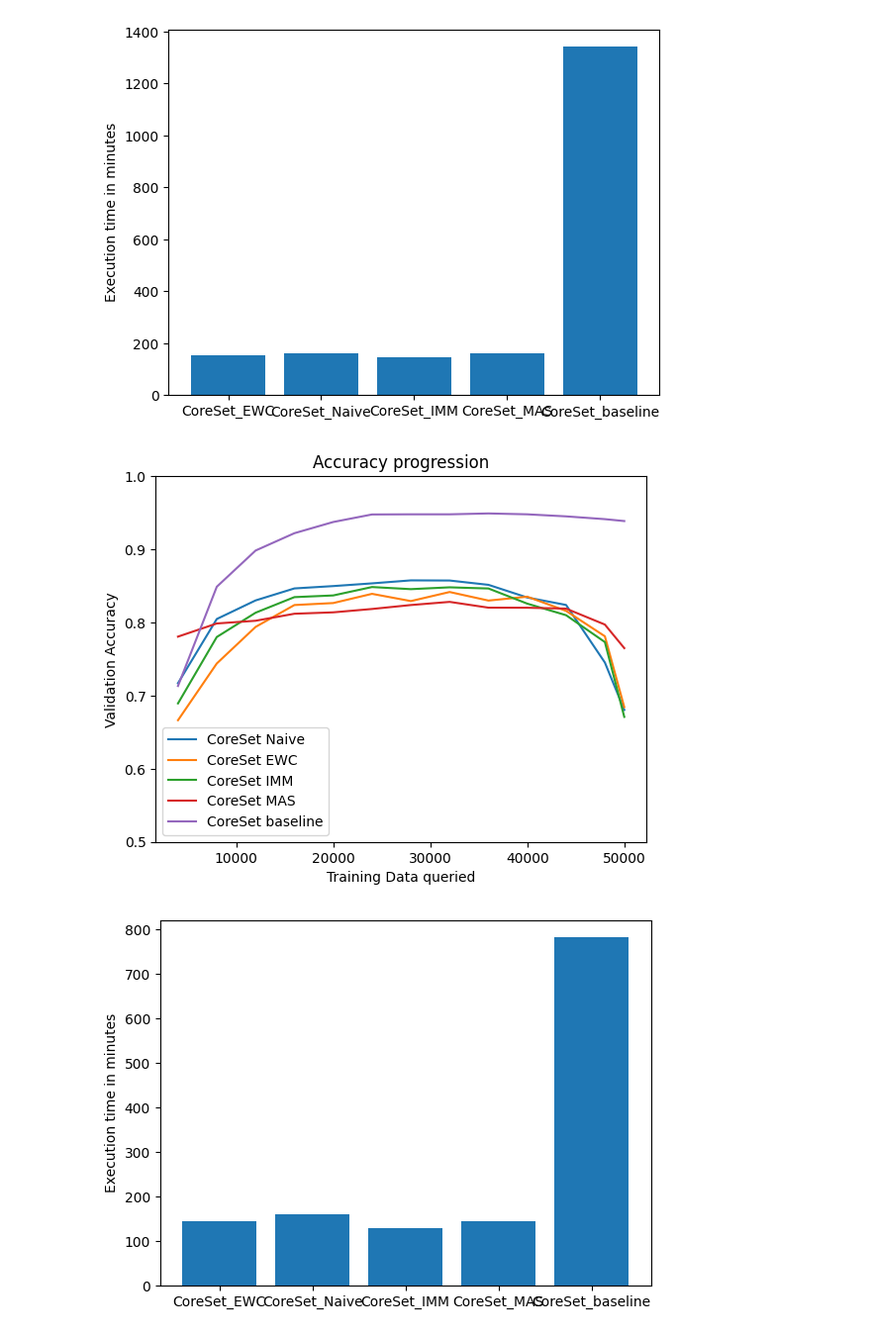
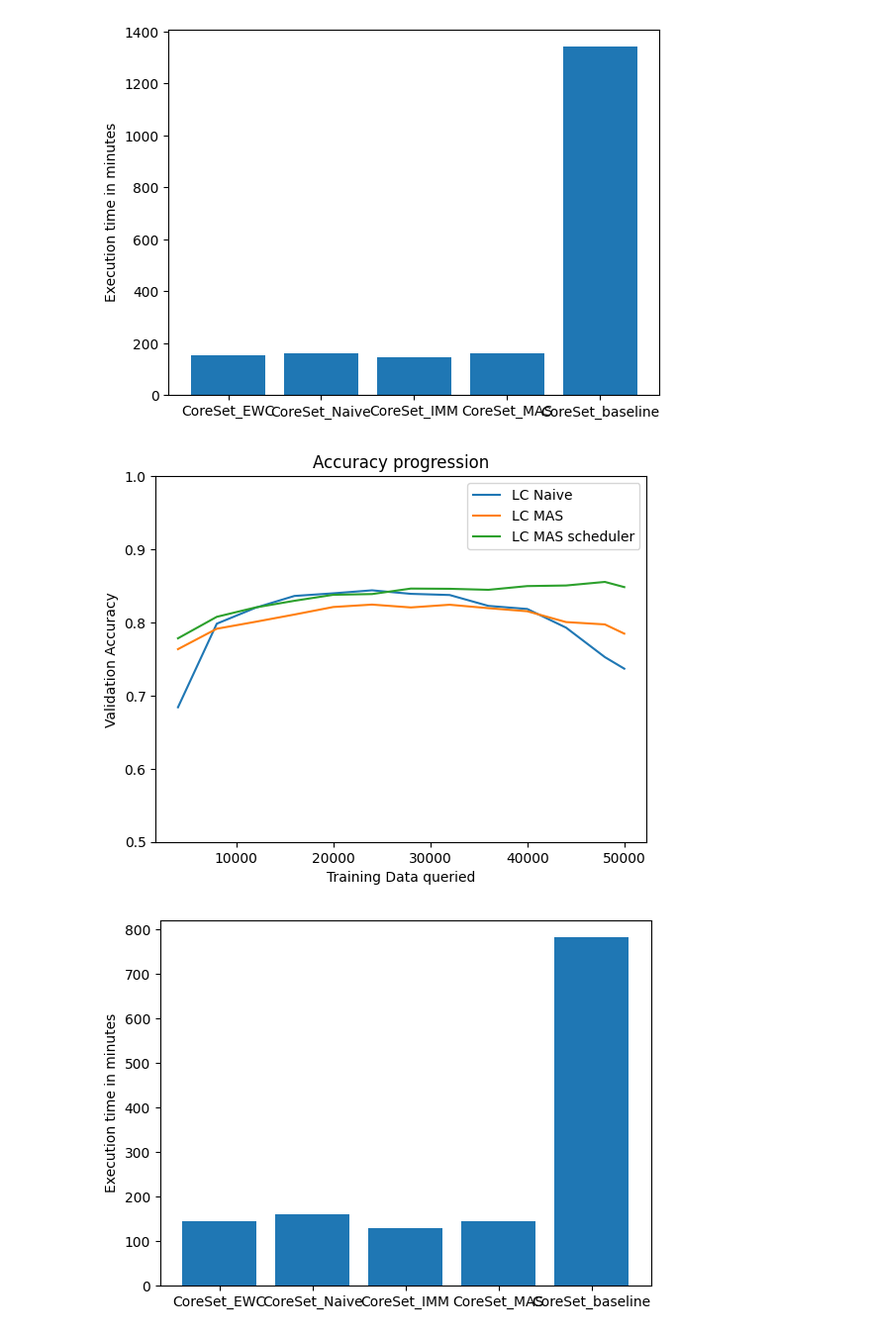
Before and after one commit to FelixMoeller3/calms, a Jupyter notebook: src/evaluation/eval_model_stealing.ipynb, the cells around one changed output. Shown at 99% size. Saved outputs shown, nothing was run; the diff lists cells and outputs as text; code cells hidden in the pictures.

Commit message:
Continue evaluation with MAS scheduler

```diff
--- a/src/evaluation/eval_model_stealing.ipynb
+++ b/src/evaluation/eval_model_stealing.ipynb
@@ -819,6 +819,7 @@ LC_Naive = [0.684, 0.7983, 0.8201, 0.8362, 0.8398, 0.8439, 0.8391, 0.8375, 0.822
 Lc_MAS = [0.7635, 0.7914, 0.8009, 0.8108, 0.8211, 0.8244, 0.8205, 0.8242, 0.8195, 0.8153, 0.8005, 0.7973, 0.7847]
 Lc_IMM = [0.6868, 0.7959, 0.8249, 0.8421, 0.8331, 0.8437, 0.8471, 0.8498, 0.8412, 0.8293, 0.7994, 0.7615, 0.7431]
 Lc_EWC = [0.6871, 0.7881, 0.8222, 0.8312, 0.8346, 0.8382, 0.843, 0.8434, 0.8372, 0.8286, 0.789, 0.7664, 0.6948]
+Lc_MAS_scheduler = [0.7783, 0.8077, 0.8205, 0.8296, 0.8378, 0.8388, 0.8463, 0.846, 0.8446, 0.8497, 0.8505, 0.8554, 0.8483]
 
 Random_MAS = [0.757, 0.7723, 0.7833, 0.7917, 0.8021, 0.804, 0.8088, 0.8114, 0.8132, 0.8148, 0.822, 0.8207, 0.812]
 Random_IMM = [0.6242, 0.6919, 0.725, 0.7529, 0.7653, 0.7779, 0.7933, 0.8185, 0.8198, 0.8312, 0.8392, 0.8362, 0.8389]
@@ -827,39 +828,42 @@ Random_Naive = [0.6592, 0.722, 0.7599, 0.7827, 0.808, 0.8238, 0.8323, 0.8382, 0.
 
 Bald_Naive = [0.6782, 0.7813, 0.8198, 0.831, 0.832, 0.8416, 0.8433, 0.8391, 0.8315, 0.8135, 0.7841, 0.737, 0.753]
 Bald_EWC = [0.6964, 0.7771, 0.8212, 0.8299, 0.828, 0.8293, 0.8298, 0.8319, 0.815, 0.805, 0.7831, 0.7471, 0.7423]
 Bald_IMM = [0.6988, 0.7607, 0.8, 0.827, 0.8291, 0.8269, 0.8256, 0.8302, 0.8187, 0.8088, 0.7874, 0.7421, 0.6889]
 Bald_MAS = [0.7565, 0.773, 0.7861, 0.8061, 0.8094, 0.8189, 0.8193, 0.8132, 0.8172, 0.804, 0.8005, 0.792, 0.7465]
 
 CoreSet_IMM = [0.6893, 0.7801, 0.8133, 0.8346, 0.8369, 0.8484, 0.8455, 0.848, 0.8464, 0.8257, 0.8099, 0.7732, 0.6709]
 CoreSet_MAS = [0.7806, 0.7986, 0.8023, 0.8119, 0.8138, 0.8184, 0.8238, 0.8281, 0.8202, 0.8201, 0.8189, 0.7971, 0.7649]
 CoreSet_EWC = [0.6663, 0.7439, 0.7939, 0.8238, 0.8265, 0.8391, 0.8292, 0.8416, 0.8299, 0.8352, 0.8158, 0.7811, 0.6842]
 CoreSet_Naive = [0.7169, 0.8047, 0.8301, 0.8465, 0.8497, 0.8534, 0.8575, 0.8573, 0.8514, 0.8341, 0.8239, 0.7452, 0.6804]
 
 Badge_Naive = [0.7283, 0.813, 0.8341, 0.8483, 0.8517, 0.8549, 0.8555, 0.8529, 0.8509, 0.836, 0.812, 0.7804, 0.7571]
 Badge_MAS = [0.7599, 0.7851, 0.7987, 0.8112, 0.8138, 0.82, 0.8236, 0.8213, 0.8229, 0.8093, 0.8131, 0.7845, 0.7519]
 Badge_IMM = [0.6701, 0.7679, 0.8146, 0.8317, 0.8421, 0.844, 0.8529, 0.8471, 0.8396, 0.8282, 0.7993, 0.7739, 0.7031]
 Badge_EWC = [0.6976, 0.8049, 0.8313, 0.844, 0.849, 0.8484, 0.8542, 0.8415, 0.8508, 0.8262, 0.8054, 0.7713, 0.7314]
 
 Random_Baseline = [0.6987, 0.7909, 0.8405, 0.8755, 0.8962, 0.9103, 0.9202, 0.9304, 0.9364, 0.9405, 0.9459, 0.9496, 0.9496]
 Badge_Baseline = [0.678, 0.8502, 0.9039, 0.9299, 0.9407, 0.9482, 0.9483, 0.9493, 0.9468, 0.9457, 0.9406, 0.9362, 0.9375]
 Lc_Baseline = [0.7186, 0.8715, 0.9093, 0.9345, 0.9435, 0.9483, 0.9515, 0.9472, 0.9478, 0.9439, 0.9442, 0.9439, 0.939]
 CoreSet_Baseline = [0.7131, 0.8488, 0.8983, 0.922, 0.9373, 0.9476, 0.9478, 0.9478, 0.949, 0.9478, 0.945, 0.9412, 0.9386]
 Bald_Baseline = [0.6715, 0.8532, 0.905, 0.9325, 0.9457, 0.947, 0.9491, 0.9494, 0.9509, 0.9456, 0.9431, 0.9402, 0.9378]
 
 x = [(i+1)*4000 for i in range(12)] + [50000]
-plt.plot(x,CoreSet_Naive,label="CoreSet Naive")
-plt.plot(x,CoreSet_EWC,label="CoreSet EWC")
-plt.plot(x,CoreSet_IMM,label="CoreSet IMM")
-plt.plot(x,CoreSet_MAS,label="CoreSet MAS")
-plt.plot(x,CoreSet_Baseline,label="CoreSet baseline")
+#plt.plot(x,CoreSet_Naive,label="CoreSet Naive")
+#plt.plot(x,CoreSet_EWC,label="CoreSet EWC")
+#plt.plot(x,CoreSet_IMM,label="CoreSet IMM")
+#plt.plot(x,CoreSet_MAS,label="CoreSet MAS")
+#plt.plot(x,CoreSet_Baseline,label="CoreSet baseline")
+plt.plot(x,LC_Naive,label="LC Naive")
+plt.plot(x,Lc_MAS,label="LC MAS")
+plt.plot(x,Lc_MAS_scheduler,label="LC MAS scheduler")
 plt.ylim(0.5,1.0)
 plt.title("Accuracy progression")
 plt.xlabel("Training Data queried")
 plt.ylabel("Validation Accuracy")
 plt.legend()
 plt.show()
 # %% [output]
-[figure, old version]
+[figure, new version]
 # %%
 # 4000 Queries time
 LC_Naive = '01h:16m:55s'
```
Also changed, not shown: parts of 2 cells of this notebook.
